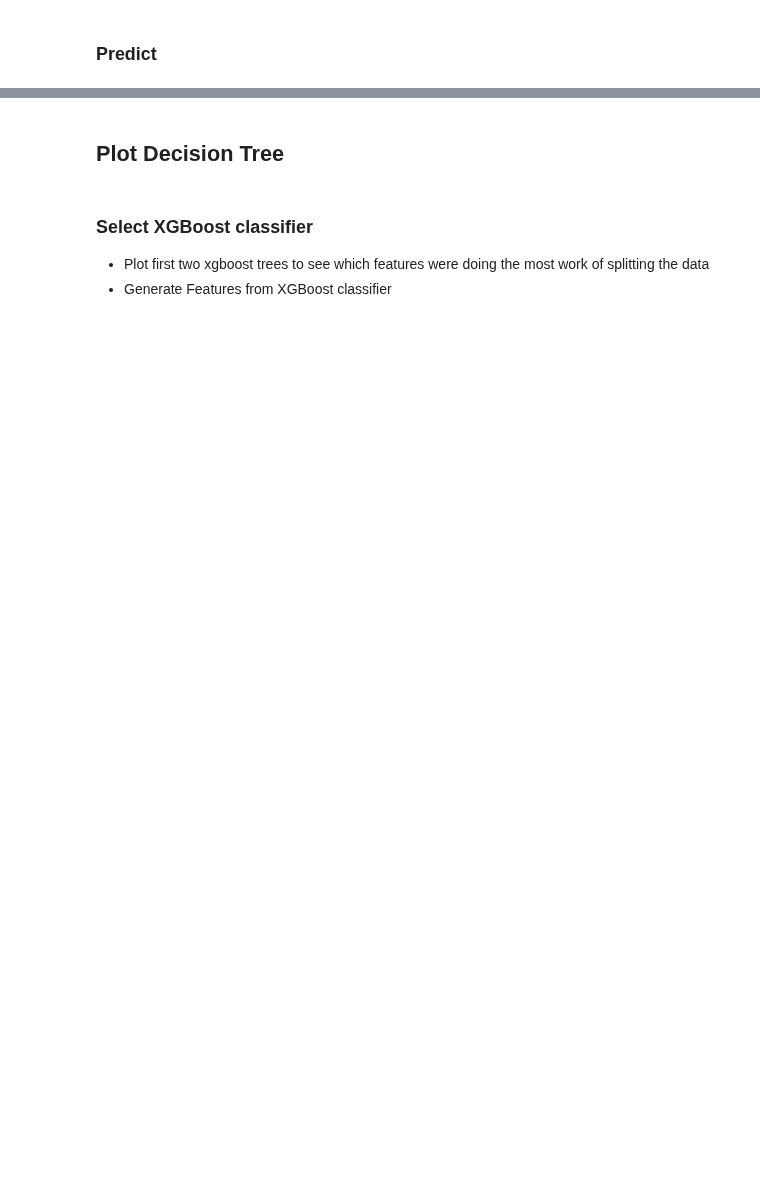
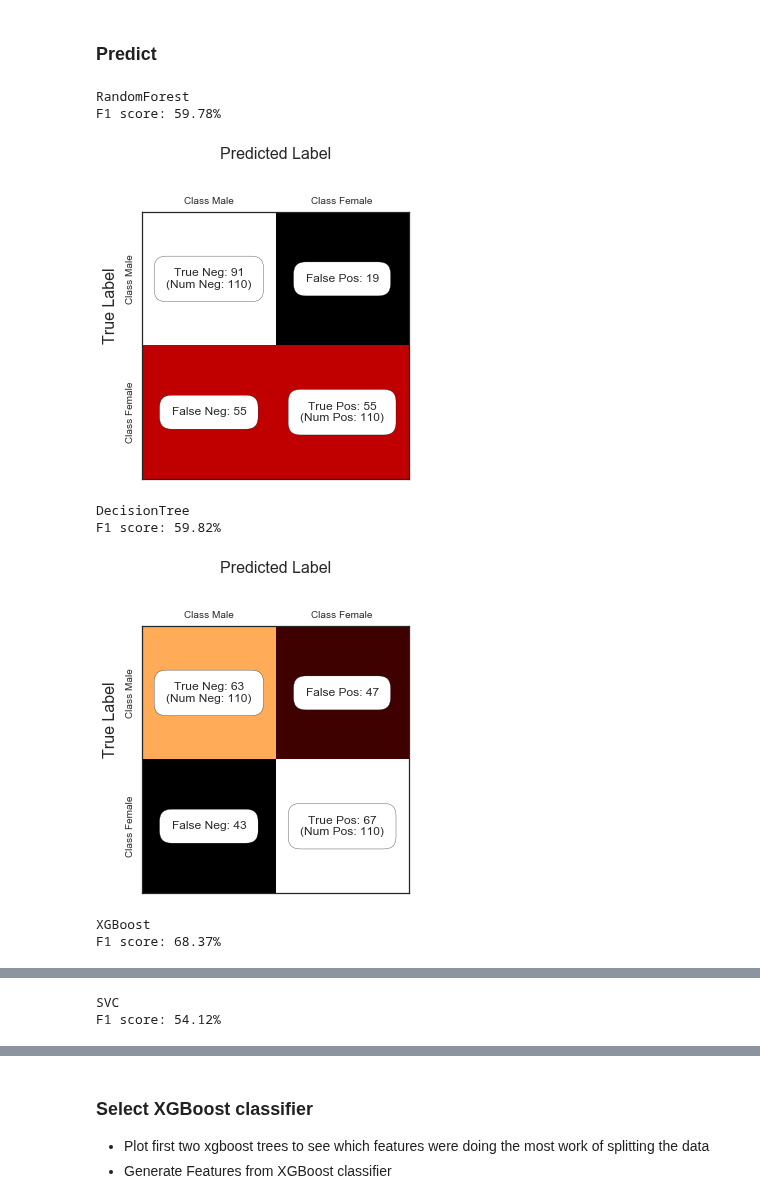
Before and after one commit to omoju/IntroCSExperiencePrediction, a Jupyter notebook: genderedCSExperience.ipynb, the cells around one changed output, grey strips where cells are left out. Saved outputs shown, nothing was run; the diff lists cells and outputs as text; code cells hidden in the pictures; blank space fills up the shorter version.

```diff
--- a/genderedCSExperience.ipynb
+++ b/genderedCSExperience.ipynb
@@ -391,15 +437,24 @@ for model_name, model in models.iteritems():
 # %%
 Features_test = X_test
 
 for model_name, model in models.iteritems():
     print model_name
     # make predictions for test data
     model.fit(X, y_train)
     y_pred = model.predict(Features_test)
     predictions = [round(value) for value in y_pred]
     # evaluate predictions
 
-    print "F1 score: %.3f%%"% (metrics.f1_score(y_test, predictions))
+    print "F1 score: %.2f%%"% (metrics.f1_score(y_test, predictions) * 100)
 
     C = confusion_matrix(y_test, predictions)
-    tools.show_confusion_matrix(C, 'report/figures/'+model_name+'.pdf', ['Class Male', 'Class Female'])
+    tools.show_confusion_matrix(C, 'report/figures/'+model_name+'.png', ['Class Male', 'Class Female'])
+# %% [output]
+RandomForest
+F1 score: 59.78%
+[figure, added]
+DecisionTree
+F1 score: 59.82%
+[figure, added]
+XGBoost
+F1 score: 68.37%
@@ -405,0 +462,2 @@ for model_name, model in models.iteritems():
+SVC
+F1 score: 54.12%
@@ -406,2 +464,0 @@ for model_name, model in models.iteritems():
-# %% [markdown]
-## Plot Decision Tree
```
Also changed, not shown: parts of 28 cells of this notebook, 27 other files.
